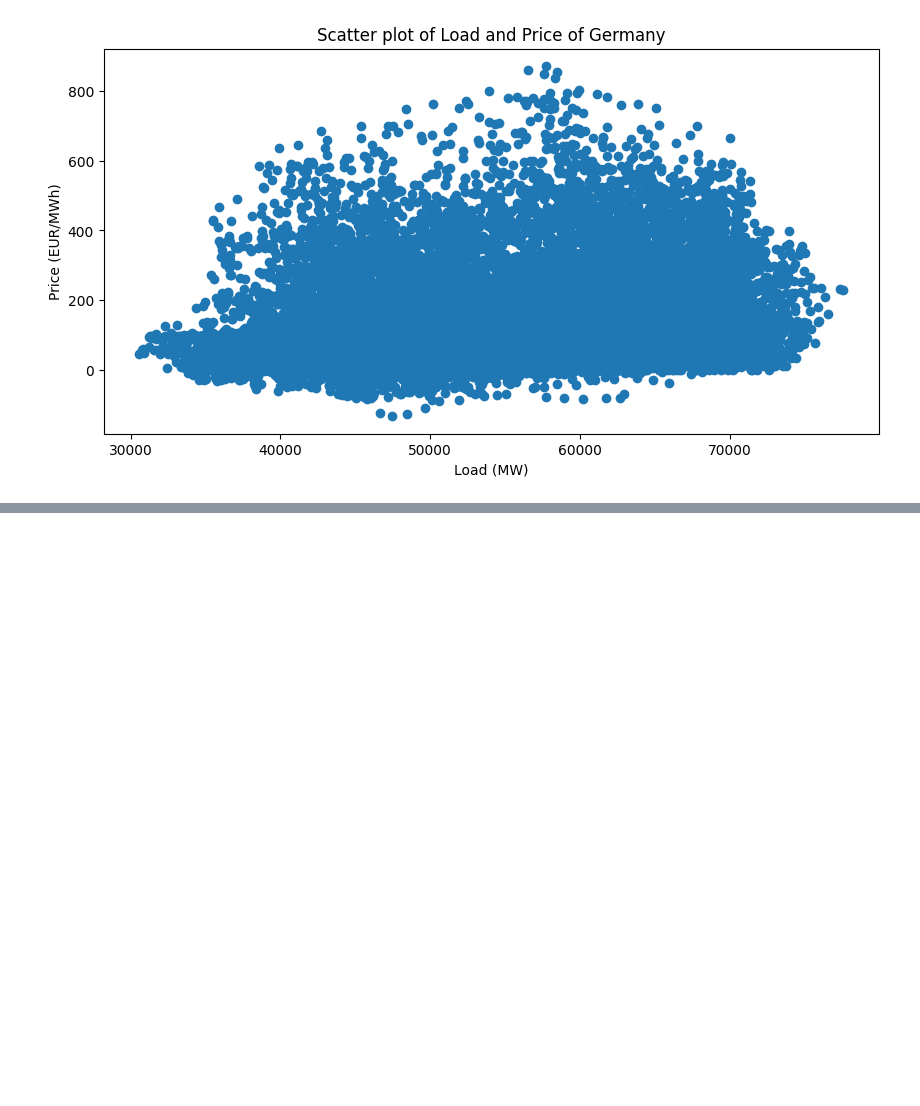
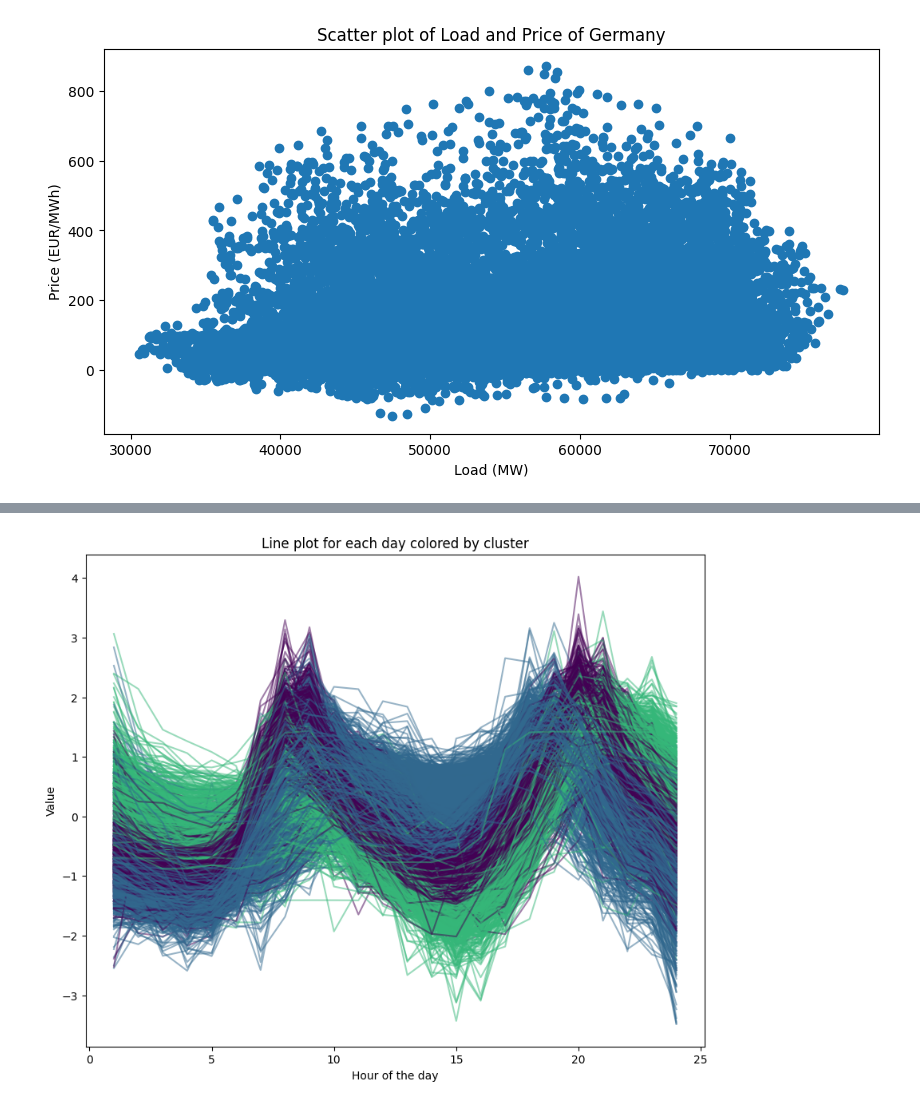
Before and after one commit to Linkschris/AdvancedBA, a Jupyter notebook: final_project/submission_notebook.ipynb, the cells around one changed output, grey strips where cells are left out. Saved outputs shown, nothing was run; the diff lists cells and outputs as text; code cells hidden in the pictures; blank space fills up the shorter version.

```diff
--- a/final_project/submission_notebook.ipynb
+++ b/final_project/submission_notebook.ipynb
@@ -105,0 +146,14 @@ plt.show()
+# %%
+# create a df with one column for each hour and one row for each day
+prices_df = data[['price_GER', 'date', 'hour', 'day']].copy()
+# drop time from date column
+prices_df['date'] = prices_df['date'].dt.date
+#prices_df['date'] = pd.to_datetime(prices_df['date'])
+
+prices_tab = prices_df.pivot(index='date',columns='hour', values='price_GER')
+prices_tab = prices_tab.dropna()
+
+# Make sure that each rows has a mean of 0 and a standard deviation of 1
+prices_tab = prices_tab.apply(lambda x: (x - x.mean()) / x.std(), axis=1)
+prices_df = pd.DataFrame(prices_tab, index=prices_tab.index, columns=prices_tab.columns)
+prices_df
@@ -105,0 +175,22 @@ plt.show()
+# %%
+n_clusters=3
+
+kmeans = KMeans(n_clusters=n_clusters, random_state=0, n_init=100, max_iter=1000)
+kmeans.fit(prices_df.iloc[:, :24])
+prices_df['cluster'] = kmeans.labels_
+
+# Assuming the columns representing hours are named as 'H1', 'H2', ..., 'H24'
+hours = range(1, 25)
+
+plt.figure(figsize=(10, 8))
+
+# Plot a line for each day
+for i in range(prices_df.shape[0]):
+    plt.plot(hours, prices_df.iloc[i, :24], color=plt.cm.viridis(prices_df.iloc[i, -1]/3), alpha=0.5)
+
+plt.xlabel('Hour of the day')
+plt.ylabel('Value')
+plt.title('Line plot for each day colored by cluster')
+plt.show()
+# %% [output]
+[figure, added]
```
Also changed, not shown: parts of 15 cells of this notebook, 2 other files.
